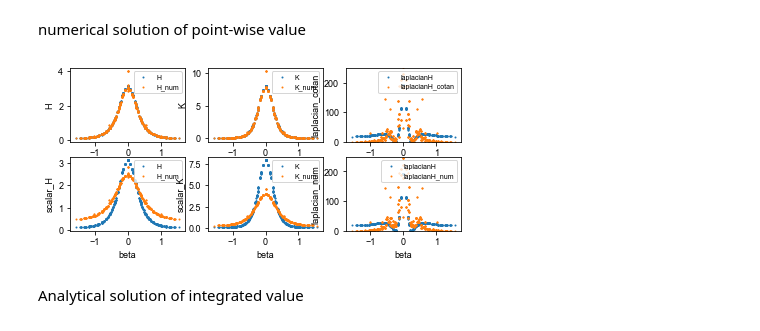
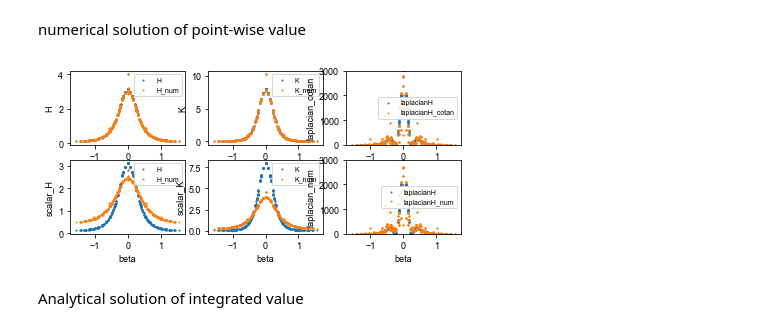
Before and after one commit to RangamaniLabUCSD/2020-Mem3DG-Applications, a Jupyter notebook: run/validation/spatial_convergence/homo/ellipse/ellipse.ipynb, the cells around one changed output. Saved outputs shown, nothing was run; the diff lists cells and outputs as text; code cells hidden in the pictures.

Commit message:
working laplacianH!!

```diff
--- a/run/validation/spatial_convergence/homo/ellipse/ellipse.ipynb
+++ b/run/validation/spatial_convergence/homo/ellipse/ellipse.ipynb
@@ -172,7 +172,7 @@ def meanCurvatureVec_pt(geocentricBeta, theta):
     meanCurvature = np.zeros([np.shape(parametricBeta)[0], 3])
     betaSympyVariable = sp.symbols('betaSympyVariable')
     thetaSympyVariable = sp.symbols('thetaSympyVariable')
-    vector = (meanCurvature_sym(betaSympyVariable) * normalVector_sym_3(betaSympyVariable,
+    vector = (meanCurvature_sym(geocentricToParametricLatitude_sym(betaSympyVariable)) * normalVector_sym_3(betaSympyVariable,
                                                                         thetaSympyVariable))
     for i in range(len(parametricBeta)):
         meanCurvature[i] = vector.subs(
@@ -184,7 +184,7 @@ def gaussianCurvatureVec_pt(geocentricBeta, theta):
     gaussianCurvature = np.zeros([np.shape(parametricBeta)[0], 3])
     thetaSympyVariable = sp.symbols('thetaSympyVariable')
     betaSympyVariable = sp.symbols('betaSympyVariable')
-    vector = (gaussianCurvature_sym(betaSympyVariable) * normalVector_sym_3(betaSympyVariable,
+    vector = (gaussianCurvature_sym(geocentricToParametricLatitude_sym(betaSympyVariable)) * normalVector_sym_3(betaSympyVariable,
                                                                                               thetaSympyVariable))
     for i in range(len(parametricBeta)):
         gaussianCurvature[i] = vector.subs([(betaSympyVariable, geocentricBeta[i]), (thetaSympyVariable, theta[i])])
@@ -198,10 +198,11 @@ def sphericalRadius_sym(geocentricBeta):
 
 def laplacianOfMeanCurvature_sym(geocentricBeta):
     l = sphericalRadius_sym(geocentricBeta)
+    dldbeta = sp.diff(l, geocentricBeta)
+    dbetads = (l**2 + dldbeta**2)**(-0.5)
+    # dbetads = a * c * sp.sqrt(a**4 * sp.sin(geocentricBeta)**2 + c**4 * sp.cos(geocentricBeta)**2) / (a**2 * sp.sin(geocentricBeta)**2 + c**2 * sp.cos(geocentricBeta)**2)**(1.5)
     r = l * sp.cos(geocentricBeta)
-    dldbeta = sp.diff(l, geocentricBeta)
-    H = meanCurvature_sym(geocentricBeta)
-    dbetads = (l**2 + dldbeta**2)**(-0.5)
+    H = meanCurvature_sym(geocentricToParametricLatitude_sym(geocentricBeta))
     return r**(-1) * sp.diff(r * sp.diff(H, geocentricBeta) * dbetads, geocentricBeta) * dbetads
 
 
@@ -233,15 +234,11 @@ def laplacianOfMeanCurvatureVec_pt(geocentricBeta, theta):
             [(betaSympyVariable, geocentricBeta[i]), (thetaSympyVariable, theta[i])])
     return laplacianH
 
-
-# parametricBeta = geocentricToParametricLatitude_pt(geocentricBeta)
-H = meanCurvatureVec_pt(parametricBeta, theta)
-K = gaussianCurvatureVec_pt(parametricBeta, theta)
+geometricBeta = parametricToGeocentricLatitude_pt(parametricBeta)
+H = meanCurvatureVec_pt(geometricBeta, theta)
+K = gaussianCurvatureVec_pt(geometricBeta, theta)
 laplacianH = laplacianOfMeanCurvatureVec_pt(
-    parametricBeta, theta)
-
-# S = laplacianOfNormalVector3_pt(
-#     parametricToGeocentricLatitude_pt(parametricBeta), theta)
+    geometricBeta, theta)
 # %% [markdown]
 numerical solution of point-wise value
 # %%
@@ -277,10 +274,6 @@ def cotanLaplacianH(system):
                     (M_inv * H))
     return scalarH
 
-def cotanLaplacianVec(system):
-    pointwiseH_vec = integratedToVertexwise(system, system.getMeanCurvatureVector())
-    return -integratedToVertexwise(system, system.getCotanLaplacian() @ pointwiseH_vec)
-
 
 
 system = dg.System(topo, coord, parameters)
@@ -291,7 +284,6 @@ laplacianH_num = -integratedToVertexwise(system, system.getLaplacianMeanCurvatur
 # laplacianH_num = -system.forces.getBendingForce_schlafliVec()
 
 laplacianH_cotan = rowwiseScaling(cotanLaplacianH(system), system.getAngleWeightedNormal())
-# laplacianH_cotan = cotanLaplacianVec(system)
 
 # print(S_num)
 # print("laplacianH analytically is ", np.sum(
@@ -341,36 +333,36 @@ ax_.set_xlabel('beta')
 ax_.set_ylabel('scalar_K')
 ax_.scatter(parametricBeta, rowwiseNorm(K), s=size, label="K")
 ax_.scatter(parametricBeta, integratedToVertexwise(system,
             system.getGaussianCurvature()), s=size, label="K_num")
 ax_.legend()
 
 ax_ = ax[0][2]
 ax_.set_xlabel('beta')
 ax_.set_ylabel('laplacian_cotan')
 # ax_.plot(parametricBeta, rowwiseNorm(laplacianH), 'o', label = "laplacianH")
 ax_.scatter(parametricBeta, rowwiseNorm(
     laplacianH), s=size, label="laplacianH")
 ax_.scatter(parametricBeta, rowwiseNorm(laplacianH_cotan),
             s=size, label="laplacianH_cotan")
-ax_.set_ylim([0, 1000])
+ax_.set_ylim([0, 3000])
 ax_.legend()
 
 ax_ = ax[1][2]
 ax_.set_xlabel('beta')
 ax_.set_ylabel('laplacian_num')
 # ax_.plot(parametricBeta, rowwiseNorm(laplacianH), 'o', label = "laplacianH")
 ax_.scatter(parametricBeta, rowwiseNorm(
     laplacianH), s=size, label="laplacianH")
 ax_.scatter(parametricBeta, rowwiseNorm(
     laplacianH_num), s=size, label="laplacianH_num")
-ax_.set_ylim([0, 1000])
+ax_.set_ylim([0, 3000])
 ax_.legend()
 
 
 plt.savefig("pointwise.png", transparent=True)
 plt.show()
 # %% [output]
-[figure, old version]
+[figure, new version]
 # %% [markdown]
 Analytical solution of integrated value
 # %%
```
Also changed, not shown: parts of 1 cell of this notebook.
